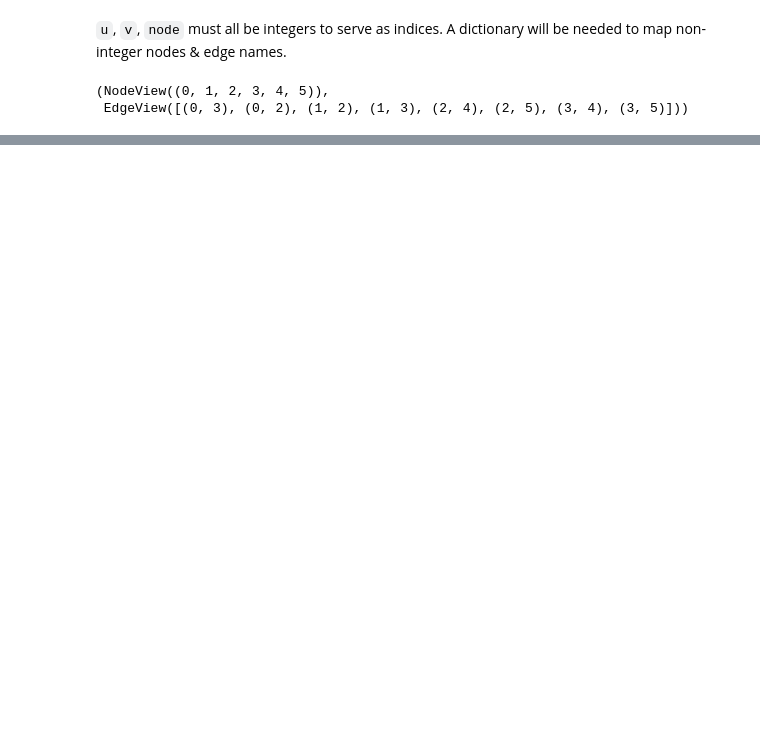
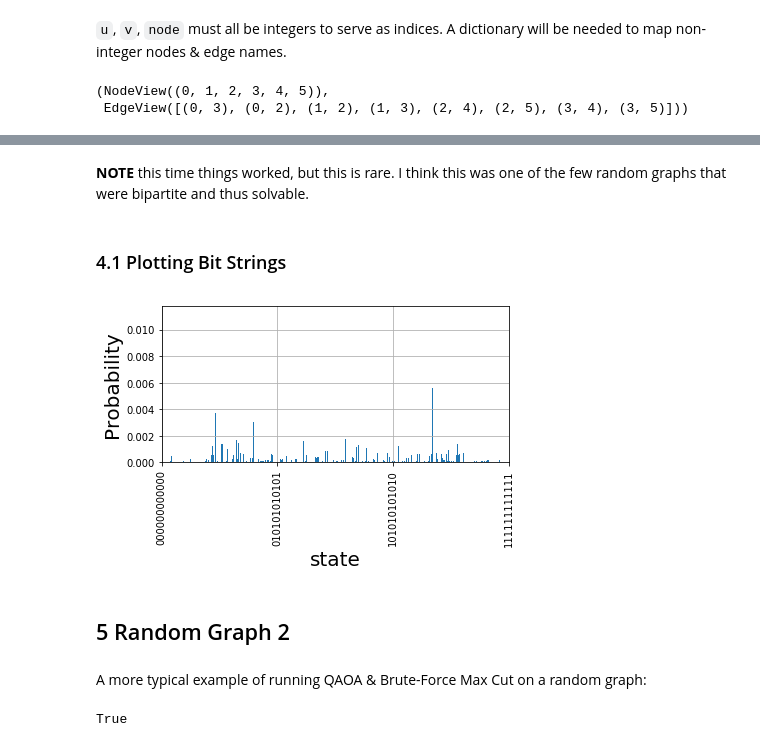
Before and after one commit to WNoxchi/deeplearningstudy, a Jupyter notebook: quantum/qaoa_max_cut.ipynb, the cells around one changed output, grey strips where cells are left out. Cells and saved outputs as stored; diff of their text form; code cells hidden in the pictures; blank space fills up the shorter version.

Commit message:
finished qaoa max cut

```diff
--- a/quantum/qaoa_max_cut.ipynb
+++ b/quantum/qaoa_max_cut.ipynb
@@ -270,0 +325,5 @@ max_cut
+# %%
+%%time
+freqs, var_dict = QAOA_max_cut(graph)
+max_cut = get_max_from_bit_freqs(freqs)
+print(max_cut)
@@ -270,0 +348,44 @@ max_cut
+# %% [markdown]
+**NOTE** this time things worked, but this is rare. I think this was one of the few random graphs that were bipartite and thus solvable.
+# %% [markdown]
+### 4.1 Plotting Bit Strings
+# %%
+def qubit_plot(inst, probs, n_qubits):
+    probs = probs.real
+    states = inst.states
+    fig = plt.figure()
+    ax = fig.add_subplot(111)
+    ax.set_xlabel("state",fontsize=20)
+    ax.set_ylabel("Probability",fontsize=20)
+    ax.set_xlim([0, 2**n_qubits])
+    rec = ax.bar(range(2**n_qubits), probs[:,0],)
+    num_states = [0,
+                  int("".join(str(x) for x in [0,1] * (n_qubits//2)), 2),
+                  int("".join(str(x) for x in [1,0] * (n_qubits//2)), 2),
+                  2**n_qubits - 1]
+    ax.set_xticks(num_states)
+    ax.set_xticklabels(map(lambda x: inst.states[x], num_states), rotation=90)
+    plt.grid(True)
+    plt.tight_layout()
+    plt.show()
+# %%
+n_qubits = len(graph.nodes())
+betas  = var_dict['betas']
+gammas = var_dict['gammas']
+t = np.hstack((betas,gammas))
+max_cut_instance = var_dict['inst']
+probs = max_cut_instance.probabilities(t)
+qubit_plot(max_cut_instance, probs, n_qubits)
+# %% [output]
+[figure, added]
+# %% [markdown]
+## 5 Random Graph 2
+# %% [markdown]
+A more typical example of running QAOA & Brute-Force Max Cut on a random graph:
+# %%
+n = 12
+graph = gen_random_graph(n=n)
+# check no isolated nodes. see: https://networkx.github.io/documentation/stable/reference/algorithms/generated/networkx.algorithms.components.connected_components.html#networkx.algorithms.components.connected_components
+[len(c) for c in sorted(nx.connected_components(graph), key=len, reverse=True)][0] == n
+# %% [output]
+True
```
Also changed, not shown: parts of 41 cells of this notebook.
